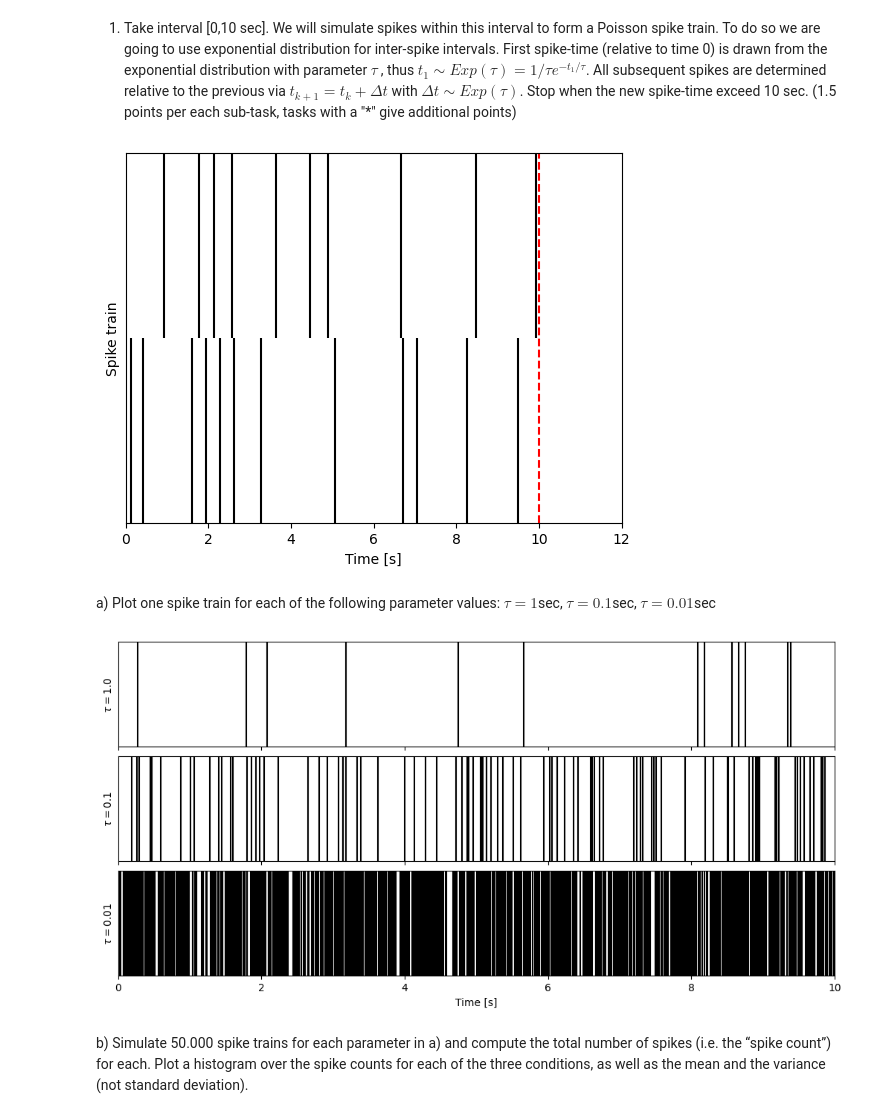
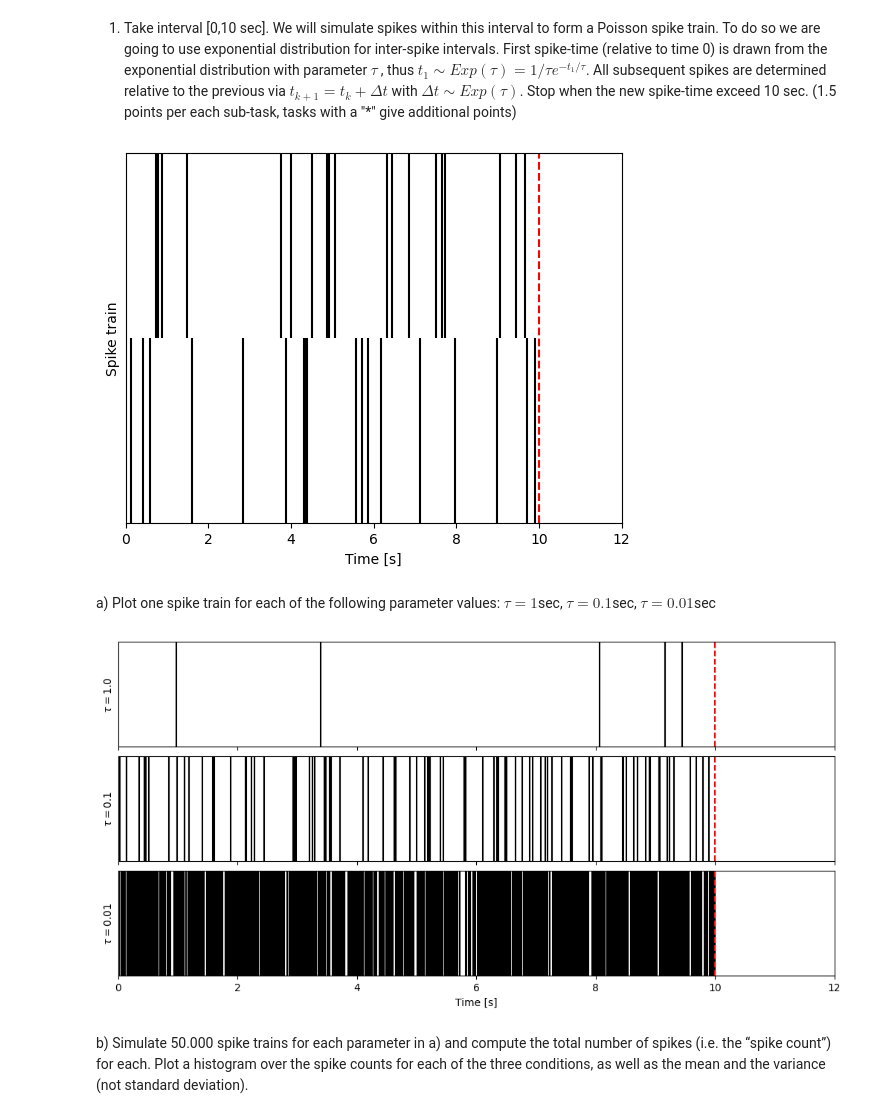
Before and after one commit to kerseviciute/neural-coding, a Jupyter notebook: 2024_Neural_coding_Homework1.ipynb, the cells around one changed output. Saved outputs shown, nothing was run; the diff lists cells and outputs as text; code cells hidden in the pictures.

Commit message:
Generate spike trains for various tau.

```diff
--- a/2024_Neural_coding_Homework1.ipynb
+++ b/2024_Neural_coding_Homework1.ipynb
@@ -40,8 +40,11 @@ def raster(event_times_list, color = 'k', t_max = 10., ax = None):
 # %% [markdown]
 1) Take interval [0,10 sec]. We will simulate spikes within this interval to form a Poisson spike train. To do so we are going to use exponential distribution for inter-spike intervals. First spike-time (relative to time 0) is drawn from the exponential distribution with parameter $\tau$ , thus $t_1 \sim Exp(\tau) = 1/\tau e^{-t_1/\tau}$. All subsequent spikes are determined relative to the previous via $t_{k+1} = t_k + \Delta t$ with $\Delta t \sim Exp(\tau)$. Stop when the new spike-time exceed 10 sec. (1.5 points per each sub-task, tasks with a "*" give additional points)
 # %%
+# def random_exponential(tau):
+#     x = np.random.rand()
+#     return 1 / tau * np.exp(-x / tau)
+
 def random_exponential(tau):
-    x = np.random.rand()
-    return 1 / tau * np.exp(-x / tau)
+    return np.random.exponential(tau)
 # %%
 def single_poisson_spike_train(tau, length):
@@ -68,22 +68,24 @@ ax = raster(spike_times, t_max = 12)
 ax.axvline(10, linestyle = '--', color = 'r')
 plt.show()
 # %% [output]
-[figure, old version]
+[figure, new version]
 # %% [markdown]
 a) Plot one spike train for each of the following parameter values: $\tau = 1$sec, $\tau = 0.1$sec, $\tau = 0.01$sec
 # %%
 length = 10
 taus = [1., 0.1, 0.01]
 
 fig, axs = plt.subplots(nrows = len(taus), figsize = (10, 5), sharex = True, constrained_layout = True)
 for tau, ax in zip(taus, axs):
-    # TODO: generate and plot appropriate spike trains
+    spike_times = poisson_spike_train(tau = tau, length = length, n_trials = 1)
+    raster(spike_times, t_max = 12, ax = ax)
+    ax.axvline(10, linestyle = '--', color = 'r')
     ax.set_ylabel(r'$\tau =$' + str(tau))
     ax.set_xlabel('')
 axs[-1].set_xlabel('Time [s]')
-fig.show()
+plt.show()
 # %% [output]
-[figure, old version]
+[figure, new version]
 # %% [markdown]
 b) Simulate 50.000 spike trains for each parameter in a) and compute the total number of spikes (i.e. the “spike count”) for each. Plot a histogram over the spike counts for each of the three conditions, as well as the mean and the variance (not standard deviation).
 # %%
```
Also changed, not shown: parts of 1 cell of this notebook.
